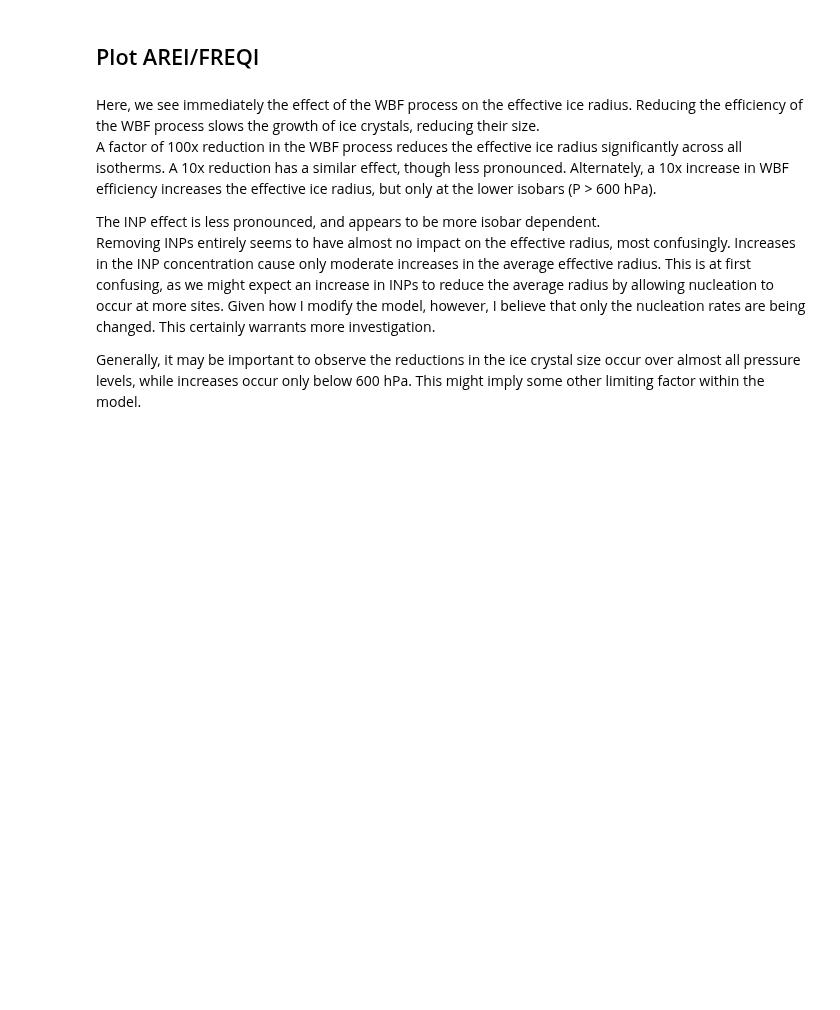
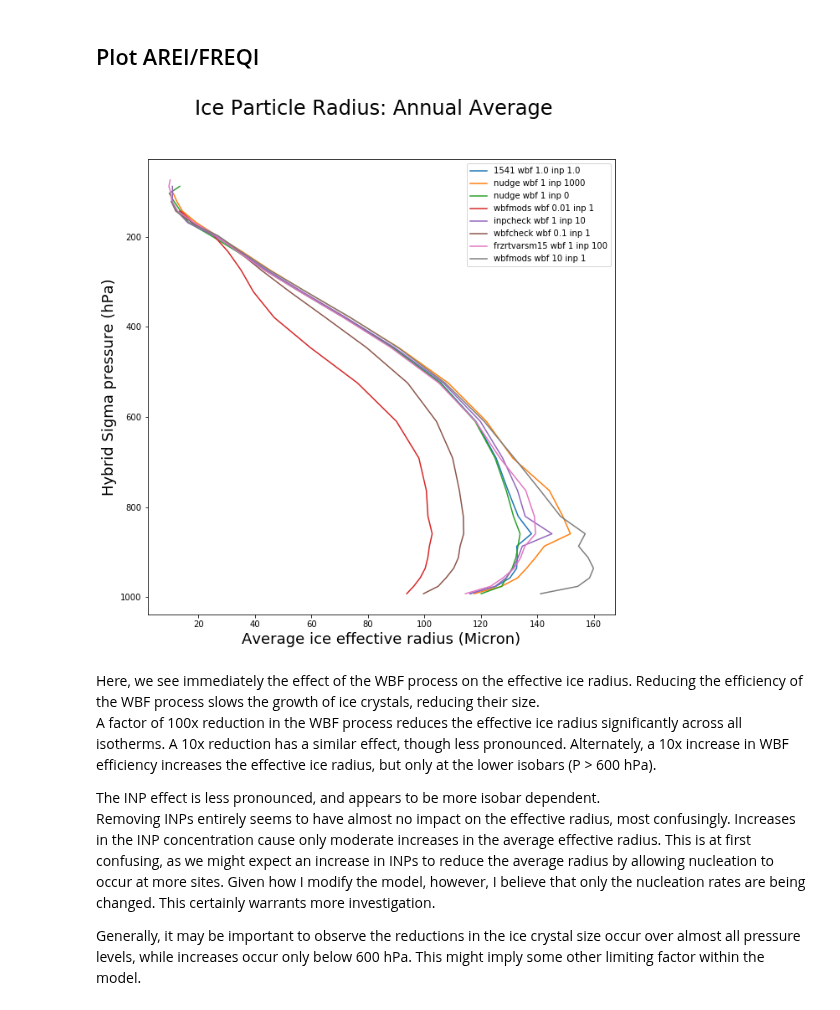
Before and after one commit to jshaw35/netcdf_analysis, a Jupyter notebook: microphysics_investigation.ipynb, the cells around one changed output. Cells and saved outputs as stored; diff of their text form; code cells hidden in the pictures; blank space fills up the shorter version.

```diff
--- a/microphysics_investigation.ipynb
+++ b/microphysics_investigation.ipynb
@@ -142,20 +143,24 @@ for i in cases:
 # %%
 test_plot = plt.figure(figsize=[10,10])
 #colors = ['green','red','blue','pink','orange',]
 arc_mask= np.bitwise_or(ds['lat']<70, ds['lat']>90)
 weight = ds['cell_weight']
 
 test_plot.gca().invert_yaxis()
 #for (ds, nm, color) in zip(processed, names, colors):
 for (ds, nm) in zip(processed, names):
-    avg_var = masked_average(ds['ICERADIUS'], dim=['lat','lon','time'],weights=weight, mask=arc_mask)
-
+    working_da = ds['ICERADIUS'].sel(lat=slice(70,90)) # select variable and lat range
+    working_da = working_da.mean(dim='time') # select time or average by it
+    avg_var = masked_average(working_da, dim=['lat','lon'],weights=weight) # finally actually compute on the bounded variable of interest
+#    print(avg_var.values)
     plt.plot(avg_var, avg_var['lev'], label=nm)#, color=color)
 
 variable_name = "%s (%s)" % (avg_var.long_name, avg_var.units)
 #    avg_rad.to_array()
 
 #feb_plot.legend(loc='upper right')
 plt.legend(loc='upper right')
 test_plot.suptitle('Ice Particle Radius: Annual Average', fontsize=24)
 plt.xlabel(variable_name, fontsize=18); plt.ylabel('Hybrid Sigma pressure (hPa)', fontsize=18);
+# %% [output]
+[figure, added]
```
Also changed, not shown: parts of 23 cells of this notebook, 1 other file.
